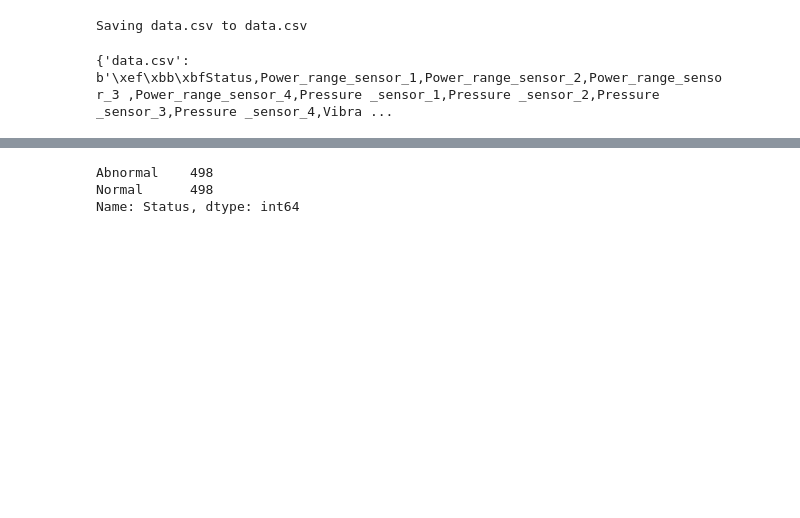
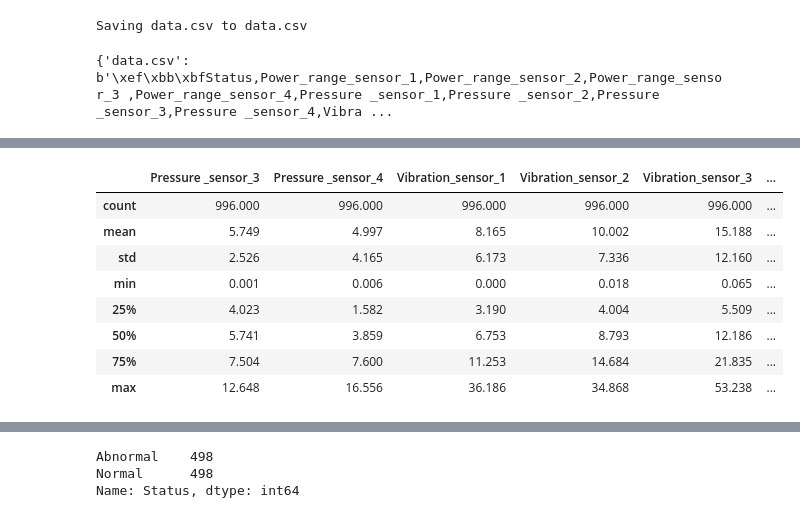
Before and after one commit to animaviridis/dmv-practicals, a Jupyter notebook: assessment/assignment2/task2.ipynb, the cells around one changed output, grey strips where cells are left out. Saved outputs shown, nothing was run; the diff lists cells and outputs as text; code cells hidden in the pictures; blank space fills up the shorter version.

```diff
--- a/assessment/assignment2/task2.ipynb
+++ b/assessment/assignment2/task2.ipynb
@@ -76,0 +57,2 @@ dtype: int64
+# %%
+feature_names = df.columns[1:]
@@ -76,0 +71,12 @@ dtype: int64
+# %%
+df[feature_names[6:]].describe().round(3)
+# %% [output]
+|  | Pressure _sensor_3 | Pressure _sensor_4 | Vibration_sensor_1 | Vibration_sensor_2 | Vibration_sensor_3 | ... |
+| count | 996.000 | 996.000 | 996.000 | 996.000 | 996.000 | ... |
+| mean | 5.749 | 4.997 | 8.165 | 10.002 | 15.188 | ... |
+| std | 2.526 | 4.165 | 6.173 | 7.336 | 12.160 | ... |
+| min | 0.001 | 0.006 | 0.000 | 0.018 | 0.065 | ... |
+| 25% | 4.023 | 1.582 | 3.190 | 4.004 | 5.509 | ... |
+| 50% | 5.741 | 3.859 | 6.753 | 8.793 | 12.186 | ... |
+| 75% | 7.504 | 7.600 | 11.253 | 14.684 | 21.835 | ... |
+| max | 12.648 | 16.556 | 36.186 | 34.868 | 53.238 | ... |
```
Also changed, not shown: parts of 19 cells of this notebook.
